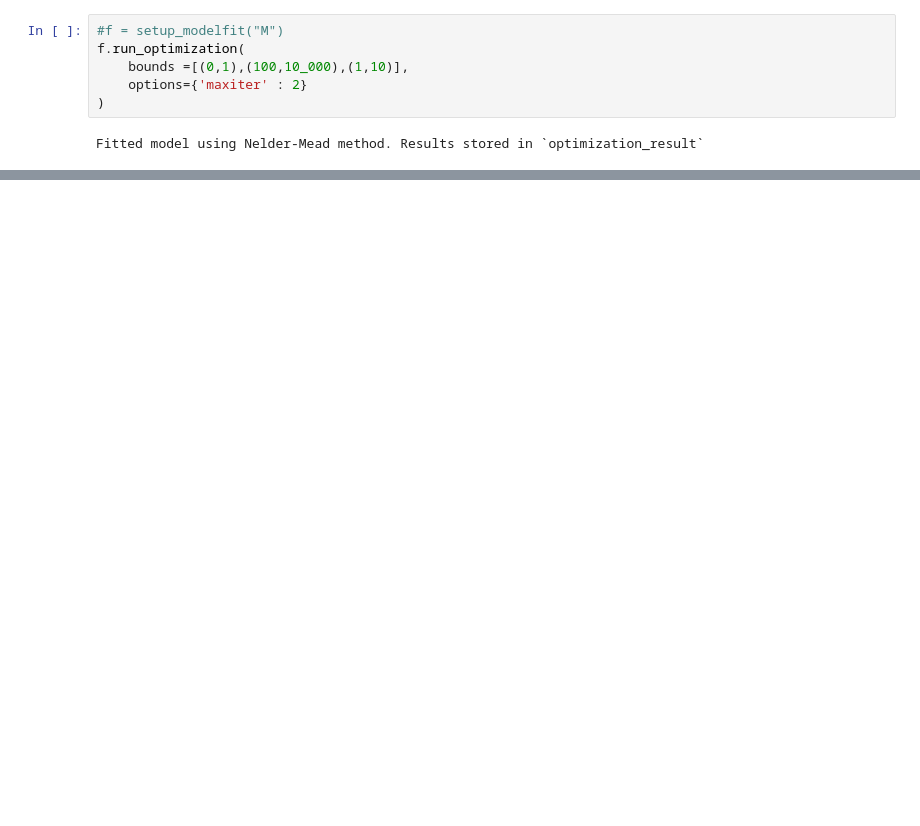
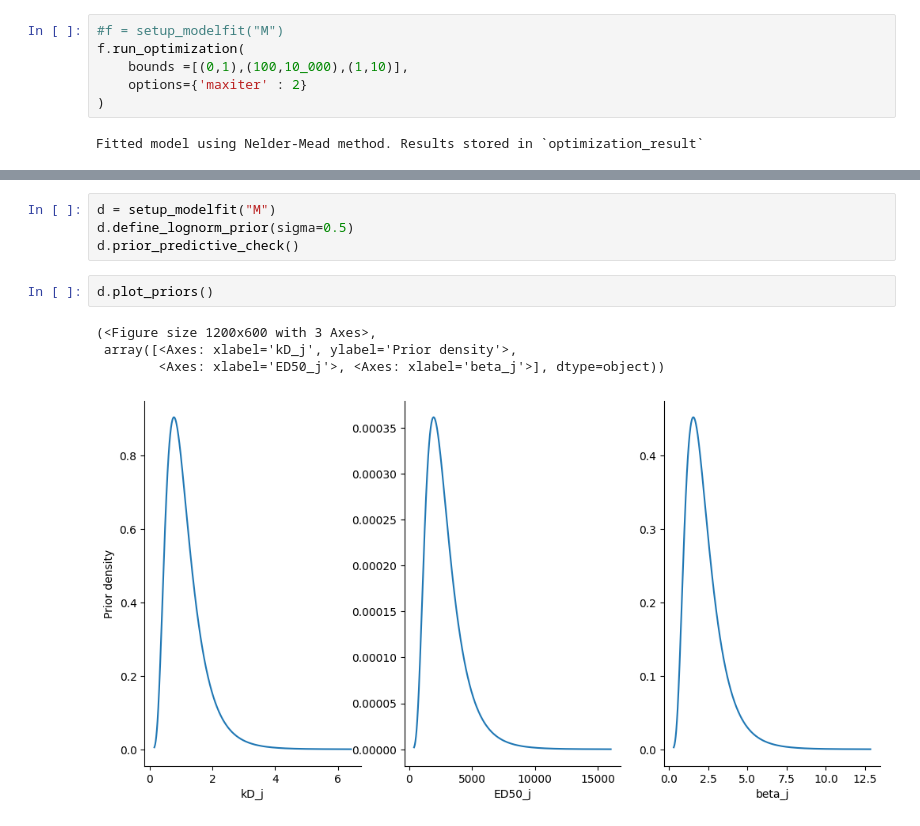
Before and after one commit to EllaRothe/mempyDEB, a Jupyter notebook: Folsomia_TKTD.ipynb, the cells around one changed output, grey strips where cells are left out. Saved outputs shown, nothing was run; the diff lists cells and outputs as text; blank space fills up the shorter version.

```diff
--- a/Folsomia_TKTD.ipynb
+++ b/Folsomia_TKTD.ipynb
@@ -101,0 +93,11 @@ Estimated parameter values: {'kD_j': np.float64(0.8296296296296302), 'ED50_j': n
+# %%
+d = setup_modelfit("M")
+d.define_lognorm_prior(sigma=0.5)
+d.prior_predictive_check()
+# %%
+d.plot_priors()
+# %% [output]
+(<Figure size 1200x600 with 3 Axes>,
+ array([<Axes: xlabel='kD_j', ylabel='Prior density'>,
+        <Axes: xlabel='ED50_j'>, <Axes: xlabel='beta_j'>], dtype=object))
+[figure, added]
```
Also changed, not shown: parts of 12 cells of this notebook, 4 other files.
